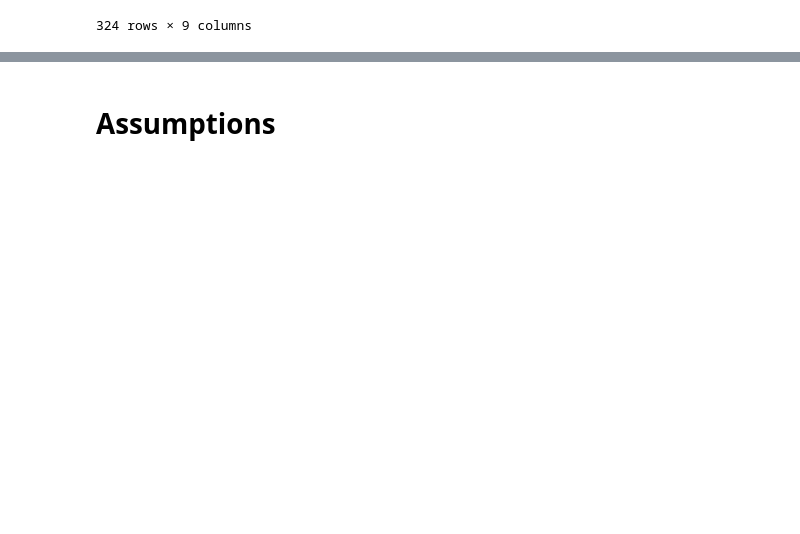
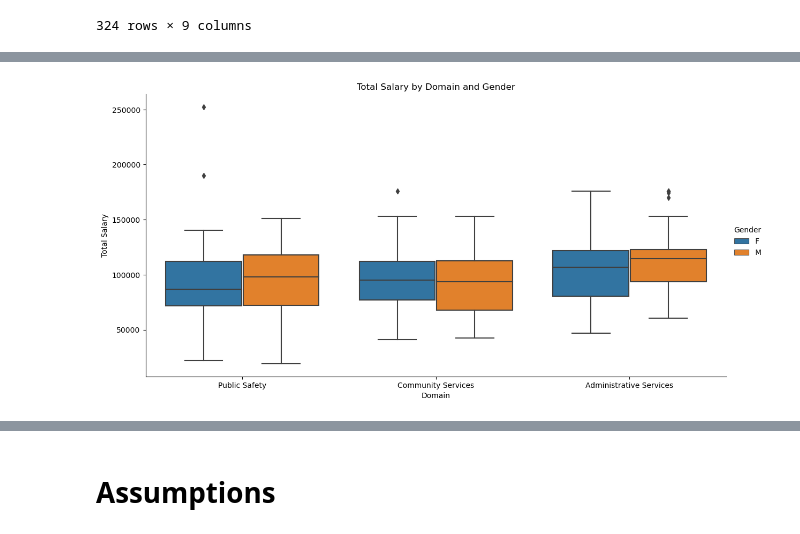
Before and after one commit to Durixas/Nested-and-Crossed-ANOVA-on-Employee-Salaries, a Jupyter notebook: pro80.ipynb, the cells around one changed output, grey strips where cells are left out. Saved outputs shown, nothing was run; the diff lists cells and outputs as text; code cells hidden in the pictures; blank space fills up the shorter version.

```diff
--- a/pro80.ipynb
+++ b/pro80.ipynb
@@ -583,0 +511,10 @@ Name: Total_Salary, dtype: int64
+# %%
+sns.catplot(x='Domain', y='Total_Salary', hue='Gender', kind='box', data=df1, height=6, aspect=2)
+
+plt.title('Total Salary by Domain and Gender')
+plt.xlabel('Domain')
+plt.ylabel('Total Salary')
+
+plt.show()
+# %% [output]
+[figure, added]
```
Also changed, not shown: parts of 85 cells of this notebook.
